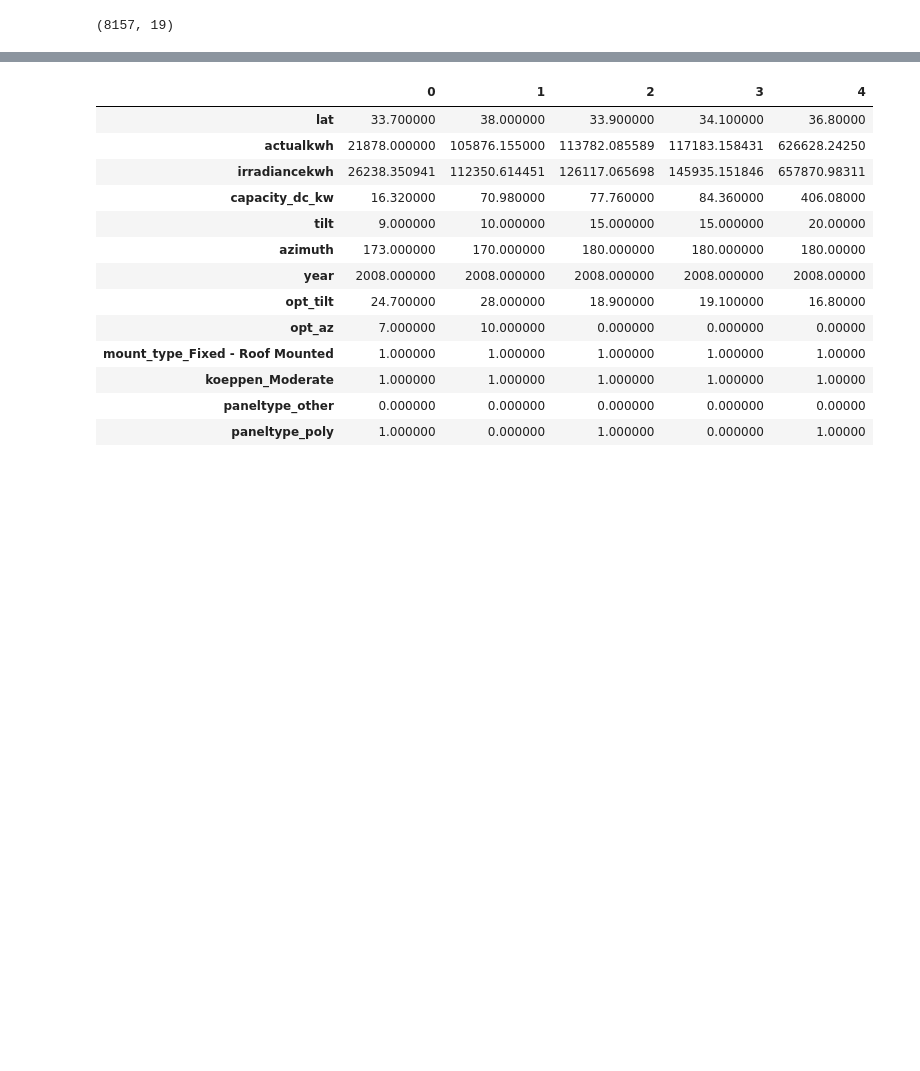
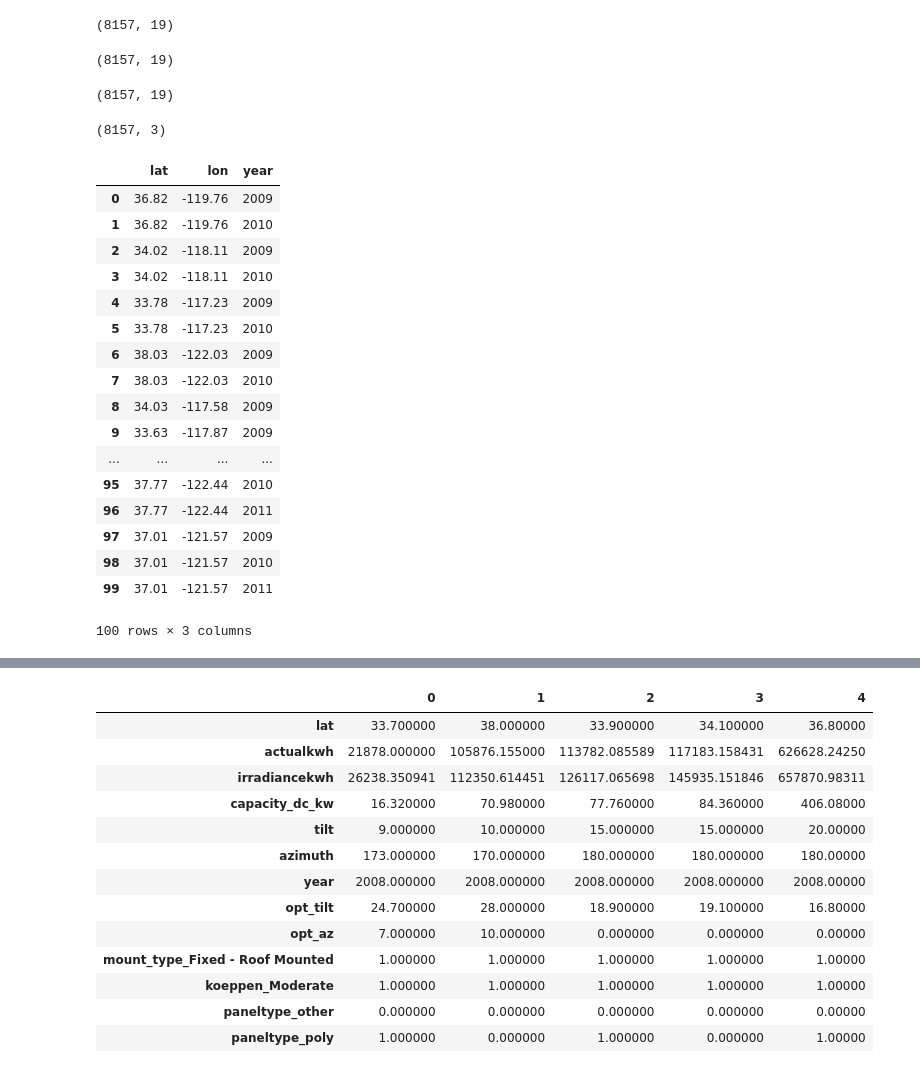
Before and after one commit to matchdutoit/Solar-PV-Outout-Predictor, a Jupyter notebook: CSI cleaning.ipynb, the cells around one changed output, grey strips where cells are left out. Saved outputs shown, nothing was run; the diff lists cells and outputs as text; code cells hidden in the pictures; blank space fills up the shorter version.

```diff
--- a/CSI cleaning.ipynb
+++ b/CSI cleaning.ipynb
@@ -64,10 +64,44 @@ def clean_data(df):
 df = df0.copy()
 # %%
 dt_to_year(df)
+# %%
+df.shape
+# %% [output]
+(8157, 19)
 # %%
 df.reset_index(drop = True, inplace = True)
 df['lat'] = round(df['lat'],2)
 df['lon'] = round(df['lon'],2)
+# %%
+df.shape
+# %% [output]
+(8157, 19)
 # %%
 cols_lly = ['lat','lon','year']
-df_lly = df_08.reindex(cols_lly,axis=1)
+df_lly = df.reindex(cols_lly,axis=1)
+# %%
+df_lly.shape
+# %% [output]
+(8157, 3)
+# %%
+df_lly_test = df_lly.iloc[:100,:]
+df_lly_test
+# %% [output]
+|  | lat | lon | year |
+| 0 | 36.82 | -119.76 | 2009 |
+| 1 | 36.82 | -119.76 | 2010 |
+| 2 | 34.02 | -118.11 | 2009 |
+| 3 | 34.02 | -118.11 | 2010 |
+| 4 | 33.78 | -117.23 | 2009 |
+| 5 | 33.78 | -117.23 | 2010 |
+| 6 | 38.03 | -122.03 | 2009 |
+| 7 | 38.03 | -122.03 | 2010 |
+| 8 | 34.03 | -117.58 | 2009 |
+| 9 | 33.63 | -117.87 | 2009 |
+| ... | ... | ... | ... |
+| 95 | 37.77 | -122.44 | 2010 |
+| 96 | 37.77 | -122.44 | 2011 |
+| 97 | 37.01 | -121.57 | 2009 |
+| 98 | 37.01 | -121.57 | 2010 |
+| 99 | 37.01 | -121.57 | 2011 |
+100 rows × 3 columns
```
Also changed, not shown: parts of 1 cell of this notebook, 1 other file.
